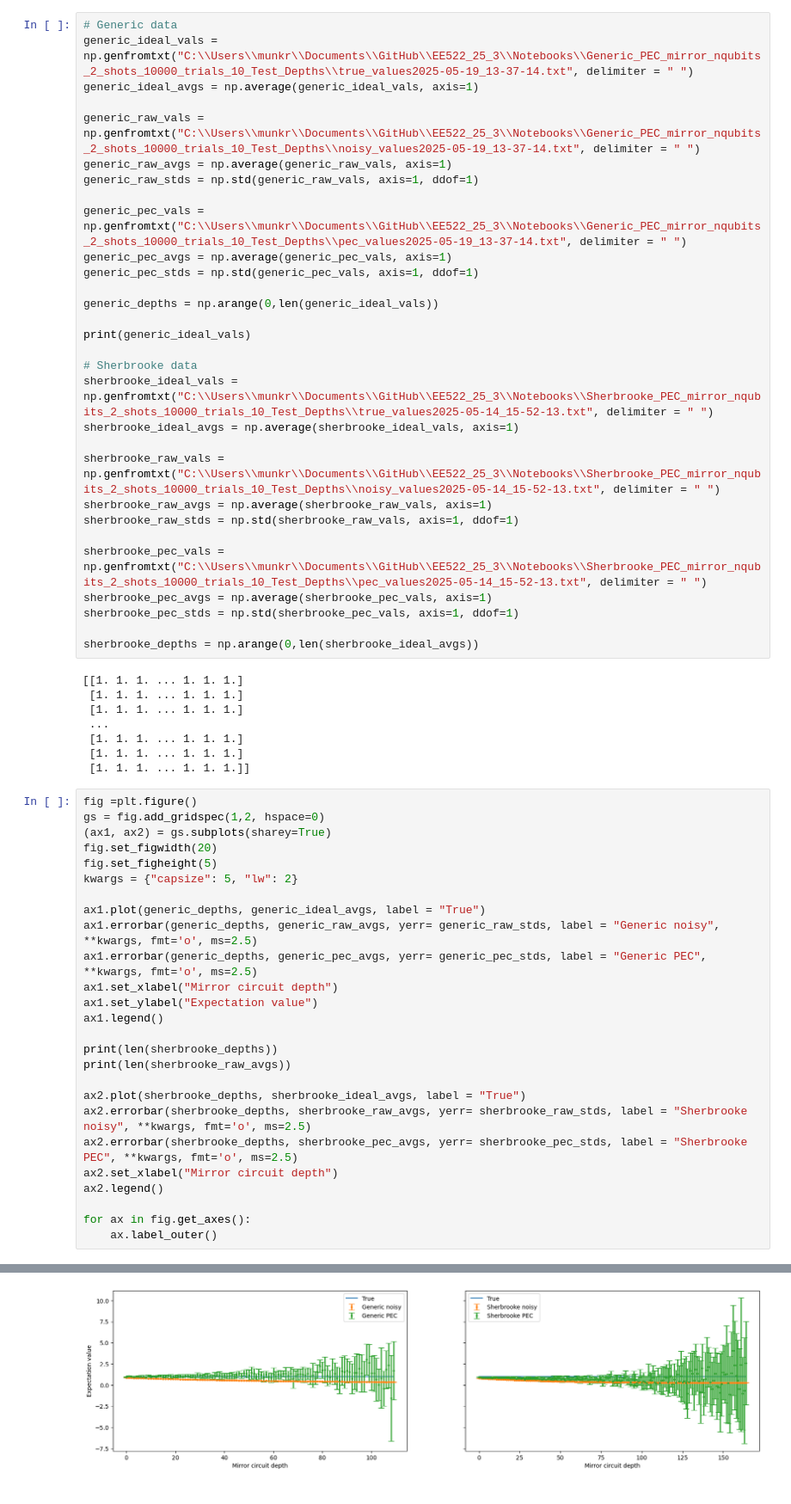
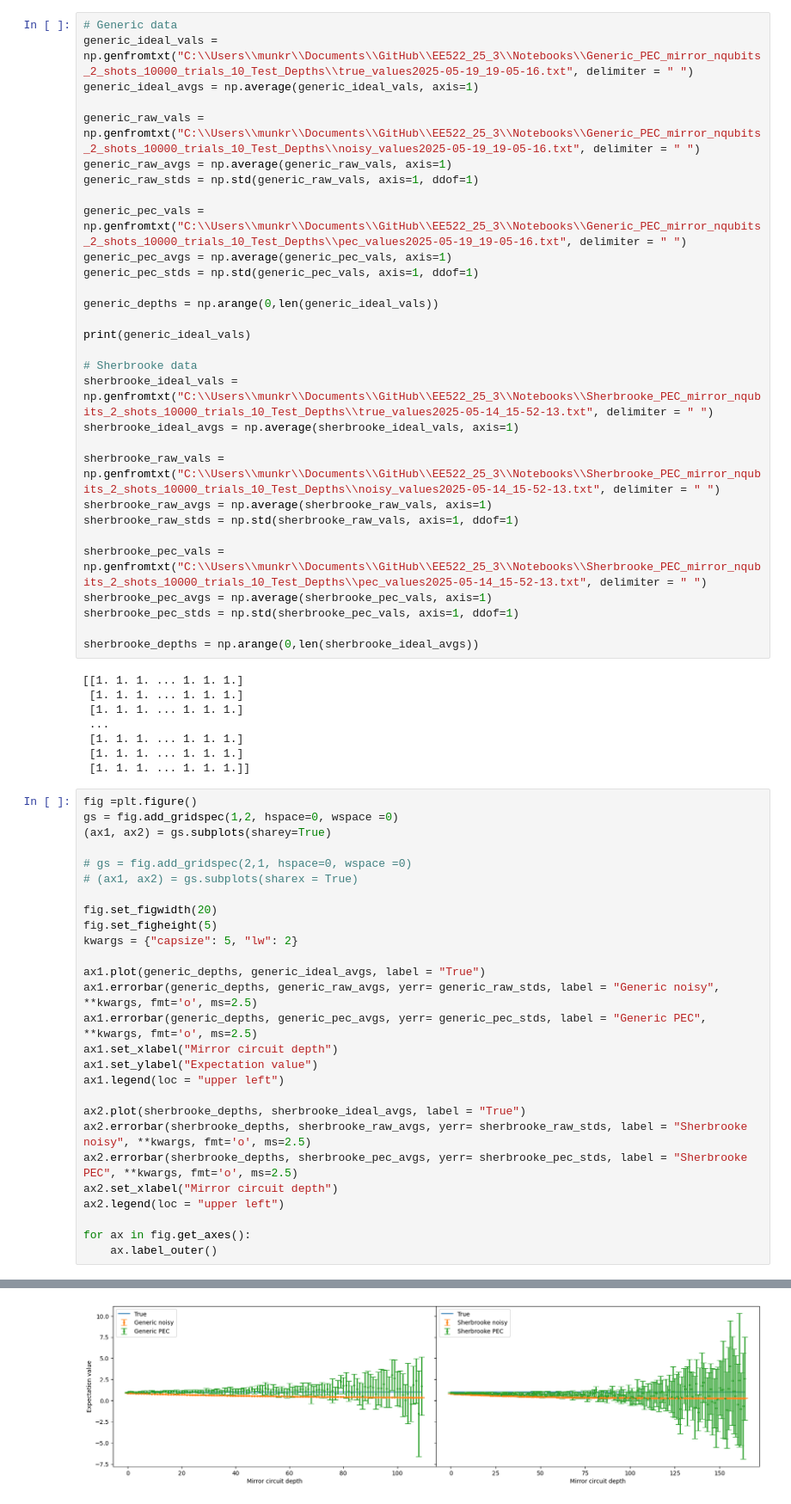
Before and after one commit to irvingatchem/EE522_25_3, a Jupyter notebook: Notebooks/DEBugTime.ipynb, the cells around one changed output, grey strips where cells are left out. Shown: that part at 86% size. Cells and saved outputs as stored; diff of their text form.

Commit message:
generic run

```diff
--- a/Notebooks/DEBugTime.ipynb
+++ b/Notebooks/DEBugTime.ipynb
@@ -308,14 +308,14 @@ import re # For plot name stuff
 import time
 # %%
 # Generic data
-generic_ideal_vals = np.genfromtxt("C:\\Users\\munkr\\Documents\\GitHub\\EE522_25_3\\Notebooks\\Generic_PEC_mirror_nqubits_2_shots_10000_trials_10_Test_Depths\\true_values2025-05-19_13-37-14.txt", delimiter = " ")
+generic_ideal_vals = np.genfromtxt("C:\\Users\\munkr\\Documents\\GitHub\\EE522_25_3\\Notebooks\\Generic_PEC_mirror_nqubits_2_shots_10000_trials_10_Test_Depths\\true_values2025-05-19_19-05-16.txt", delimiter = " ")
 generic_ideal_avgs = np.average(generic_ideal_vals, axis=1)
 
-generic_raw_vals = np.genfromtxt("C:\\Users\\munkr\\Documents\\GitHub\\EE522_25_3\\Notebooks\\Generic_PEC_mirror_nqubits_2_shots_10000_trials_10_Test_Depths\\noisy_values2025-05-19_13-37-14.txt", delimiter = " ")
+generic_raw_vals = np.genfromtxt("C:\\Users\\munkr\\Documents\\GitHub\\EE522_25_3\\Notebooks\\Generic_PEC_mirror_nqubits_2_shots_10000_trials_10_Test_Depths\\noisy_values2025-05-19_19-05-16.txt", delimiter = " ")
 generic_raw_avgs = np.average(generic_raw_vals, axis=1)
 generic_raw_stds = np.std(generic_raw_vals, axis=1, ddof=1)
 
-generic_pec_vals = np.genfromtxt("C:\\Users\\munkr\\Documents\\GitHub\\EE522_25_3\\Notebooks\\Generic_PEC_mirror_nqubits_2_shots_10000_trials_10_Test_Depths\\pec_values2025-05-19_13-37-14.txt", delimiter = " ")
+generic_pec_vals = np.genfromtxt("C:\\Users\\munkr\\Documents\\GitHub\\EE522_25_3\\Notebooks\\Generic_PEC_mirror_nqubits_2_shots_10000_trials_10_Test_Depths\\pec_values2025-05-19_19-05-16.txt", delimiter = " ")
 generic_pec_avgs = np.average(generic_pec_vals, axis=1)
 generic_pec_stds = np.std(generic_pec_vals, axis=1, ddof=1)
 
@@ -346,8 +346,12 @@ sherbrooke_depths = np.arange(0,len(sherbrooke_ideal_avgs))
  [1. 1. 1. ... 1. 1. 1.]]
 # %%
 fig =plt.figure()
-gs = fig.add_gridspec(1,2, hspace=0)
+gs = fig.add_gridspec(1,2, hspace=0, wspace =0)
 (ax1, ax2) = gs.subplots(sharey=True)
+
+# gs = fig.add_gridspec(2,1, hspace=0, wspace =0)
+# (ax1, ax2) = gs.subplots(sharex = True)
+
 fig.set_figwidth(20)
 fig.set_figheight(5)
 kwargs = {"capsize": 5, "lw": 2}
@@ -357,16 +361,13 @@ ax1.errorbar(generic_depths, generic_raw_avgs, yerr= generic_raw_stds, label = "
 ax1.errorbar(generic_depths, generic_pec_avgs, yerr= generic_pec_stds, label = "Generic PEC", **kwargs, fmt='o', ms=2.5)
 ax1.set_xlabel("Mirror circuit depth")
 ax1.set_ylabel("Expectation value")
-ax1.legend()
-
-print(len(sherbrooke_depths))
-print(len(sherbrooke_raw_avgs))
+ax1.legend(loc = "upper left")
 
 ax2.plot(sherbrooke_depths, sherbrooke_ideal_avgs, label = "True")
 ax2.errorbar(sherbrooke_depths, sherbrooke_raw_avgs, yerr= sherbrooke_raw_stds, label = "Sherbrooke noisy", **kwargs, fmt='o', ms=2.5)
 ax2.errorbar(sherbrooke_depths, sherbrooke_pec_avgs, yerr= sherbrooke_pec_stds, label = "Sherbrooke PEC", **kwargs, fmt='o', ms=2.5)
 ax2.set_xlabel("Mirror circuit depth")
-ax2.legend()
+ax2.legend(loc = "upper left")
 
 for ax in fig.get_axes():
     ax.label_outer()
@@ -376 +375 @@ for ax in fig.get_axes():
-[figure, old version]
+[figure, new version]
```
Also changed, not shown: parts of 1 cell of this notebook, 29 other files.
